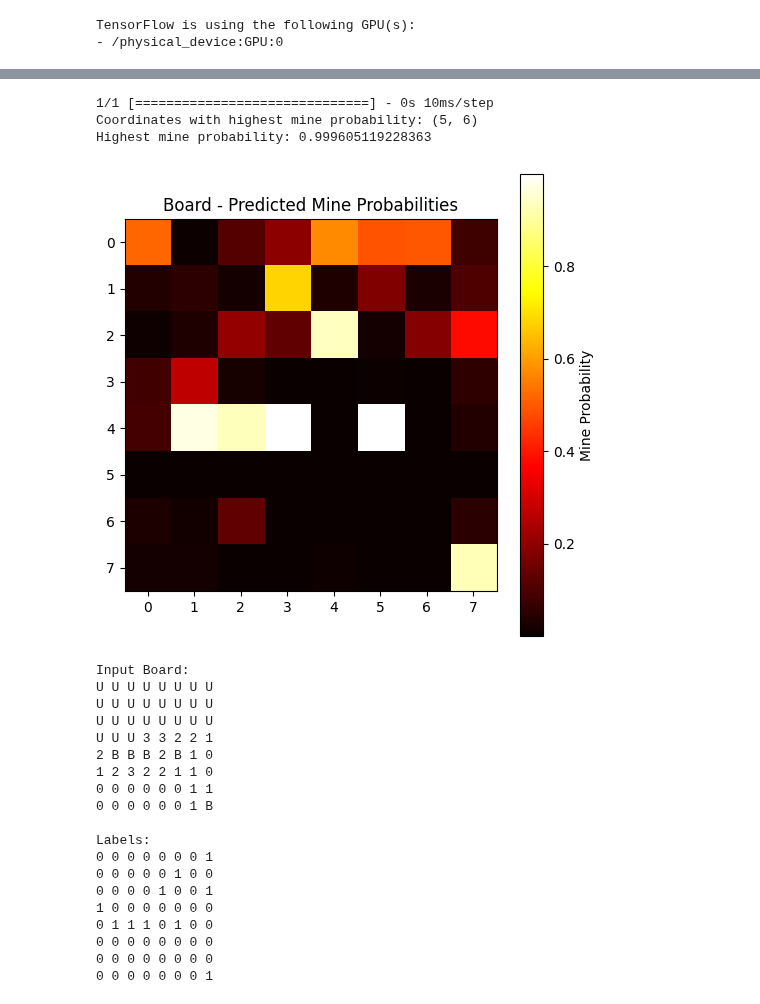
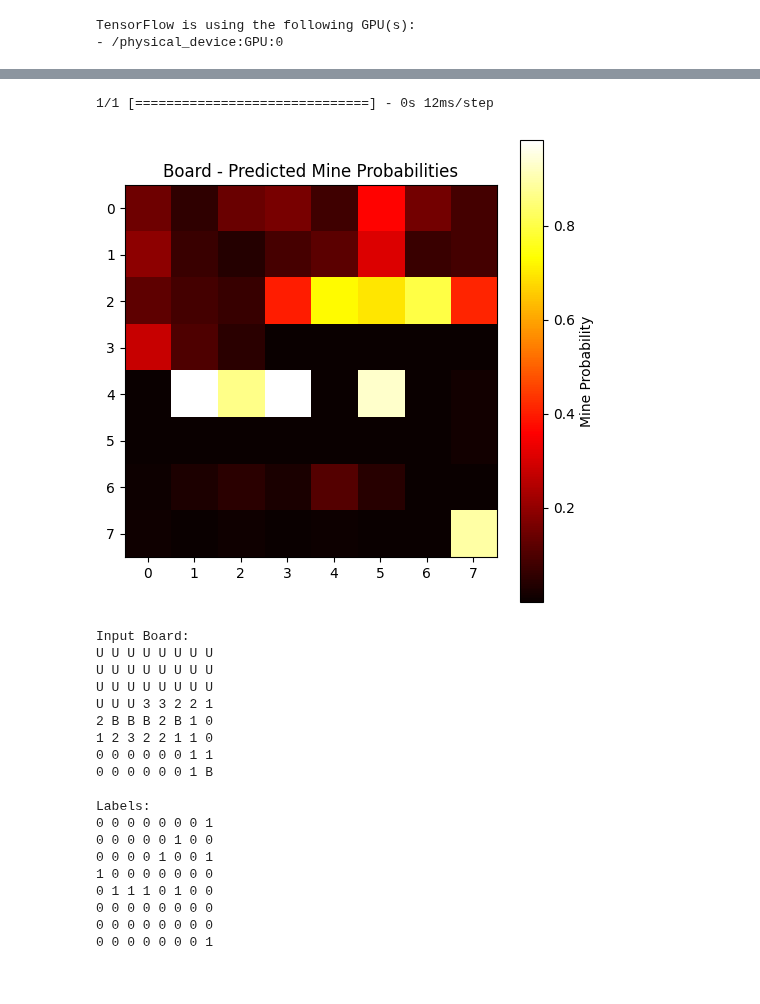
Before and after one commit to TanveenBal/ML-Minesweeper, a Jupyter notebook: minesweeper trainer NN.ipynb, the cells around one changed output, grey strips where cells are left out. Drawn from its saved outputs; the diff is of its cells as text; code cells hidden in the pictures.

```diff
--- a/minesweeper trainer NN.ipynb
+++ b/minesweeper trainer NN.ipynb
@@ -70,12 +70,12 @@ def create_dataset(data_dir, labels_dir):
         tf.TensorSpec(shape=(num_rows, num_cols), dtype=tf.int32))
     )
 
-    return dataset, (num_cols, num_rows)
+    return dataset, (num_rows, num_cols)
 
 
-
-data_dir = "data 8x8"
-labels_dir = "labels 8x8"
+board_size = "8x8"
+data_dir = f"data {board_size}"
+labels_dir = f"labels {board_size}"
 dataset, input_shape = create_dataset(data_dir, labels_dir)
 # %%
 dataset_list = list(dataset)
@@ -103,7 +103,6 @@ model = Sequential()
 
 model.add(Flatten(input_shape=input_shape))
 
-model.add(Dense(1024, activation='relu'))
 model.add(Dense(512, activation='relu'))
 
 model.add(Dense(input_shape[0] * input_shape[1], activation='sigmoid'))
@@ -151,7 +158,8 @@ correctly_predicted_mines = 0
 
 for boards, labels in test:
     predictions = model.predict(boards)
-    predicted_classes = (predictions > 0.5).astype(int)
+    predicted_classes = (predictions > 0.75).astype(int)
+
 
     for i in range(boards.shape[0]):
         actual_mines = (labels[i] == 1)
@@ -163,5 +171,5 @@ for boards, labels in test:
 print(f"Total number of actual mines: {total_mines}")
 print(f"Number of correctly predicted mines: {correctly_predicted_mines}")
 accuracy = (correctly_predicted_mines / total_mines) * 100 if total_mines > 0 else 0
-print(f"Accuracy in predicting mines: {accuracy:.2f}%")
+print(f"Accuracy in predicting mines when it is 75% sure: {accuracy:.2f}%")
 # %% [output]
@@ -185,57 +193,53 @@ Accuracy in predicting mines: 53.42%
 # %%
-def test_model_on_board(model, board):
+def heat_map_board(model, board):
     board = np.expand_dims(board, axis=0)
 
     prediction = model.predict(board)
     predicted_probabilities = prediction[0]
-
-    max_cord = (0, 0)
-    max_prediction = 0
-    for row, predicted_row in enumerate(predicted_probabilities):
-        for col, predicted_cell in enumerate(predicted_row):
-            if predicted_cell > max_prediction:
-                max_prediction = predicted_cell
-                max_cord = (row + 1, col + 1)
-
-    print(f"Coordinates with highest mine probability: {max_cord}")
-    print(f"Highest mine probability: {max_prediction}")
 
     plt.figure(figsize=(6, 6))
     plt.title(f"Board - Predicted Mine Probabilities")
     plt.imshow(predicted_probabilities, cmap='hot', interpolation='nearest')
     plt.colorbar(label='Mine Probability')
     plt.show()
 
 def map_cell_value(cell):
     if cell == 0:
         return 'U'
     elif cell == 1:
         return 'B'
     else:
-        return cell - 2
+        return str(cell - 2)
+
+def process_board(board):
+    for row in board:
+        processed_row = []
+        for cell in row:
+            processed_row.append(map_cell_value(cell))
+        print(" ".join(str(cell) for cell in processed_row))
+
 
 def print_board(board, map=True):
     if map:
-        board = np.vectorize(map_cell_value)(board)
-    for row in board:
-        print(" ".join(str(cell) for cell in row))
+        board = process_board(board)
+    else:
+        for row in board:
+            print(" ".join(str(cell) for cell in row))
 
 for board, labels in test.take(1):
     board_np = board.numpy()[0]
     labels_np = labels.numpy()[0]
 
-    test_model_on_board(model, board_np)
+    heat_map_board(model, board_np)
 
     print("Input Board:")
     print_board(board_np)
 
     print("\nLabels:")
     print_board(labels_np, map=False)
 # %% [output]
-1/1 [==============================] - 0s 10ms/step
-Coordinates with highest mine probability: (5, 6)
-Highest mine probability: 0.999605119228363
+1/1 [==============================] - 0s 12ms/step
-[figure, old version]
+[figure, new version]
 Input Board:
 U U U U U U U U
 U U U U U U U U
```
Also changed, not shown: parts of 5 cells of this notebook, 3 other files.
